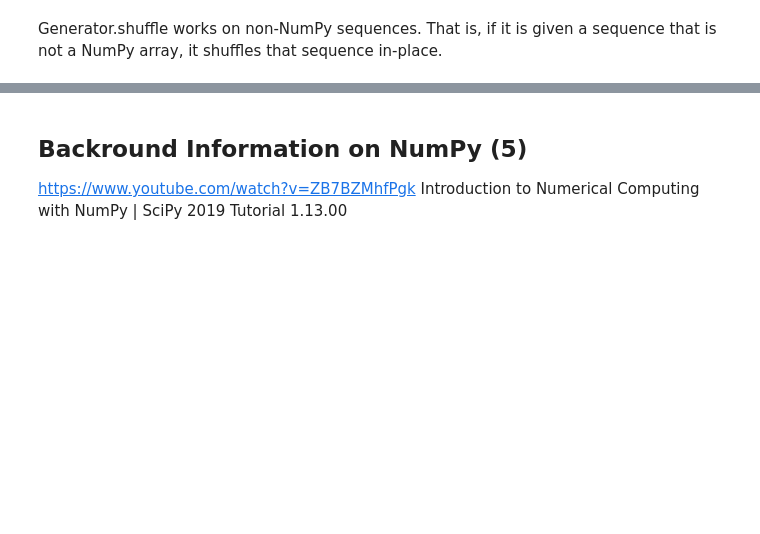
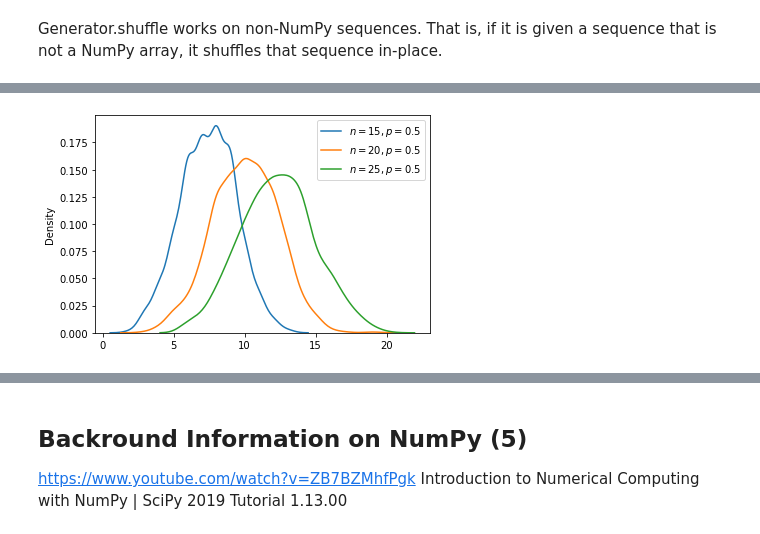
Before and after one commit to katel85/numpy.random-assignment-, a Jupyter notebook: numpy.random.ipynb, the cells around one changed output, grey strips where cells are left out. Drawn from its saved outputs; the diff is of its cells as text; code cells hidden in the pictures; blank space fills up the shorter version.

```diff
--- a/numpy.random.ipynb
+++ b/numpy.random.ipynb
@@ -632,0 +635,22 @@ np.random.permutation(arr)
+# %%
+import numpy as np
+import matplotlib.pyplot as plt
+import seaborn as sns
+
+#fixing the seed for reproducibility
+#of the result
+np.random.seed(10)
+
+size = 1000
+#plotting 1000 sample from
+#different binomial distribution
+sns.kdeplot(np.random.binomial(15, 0.5, size))
+sns.kdeplot(np.random.binomial(20, 0.5, size))
+sns.kdeplot(np.random.binomial(25, 0.5, size))
+
+plt.legend(["$n = 15, p = 0.5$",
+            "$n = 20, p = 0.5$",
+            "$n = 25, p = 0.5$"])
+plt.show()
+# %% [output]
+[figure, added]
```
Also changed, not shown: parts of 143 cells of this notebook.
